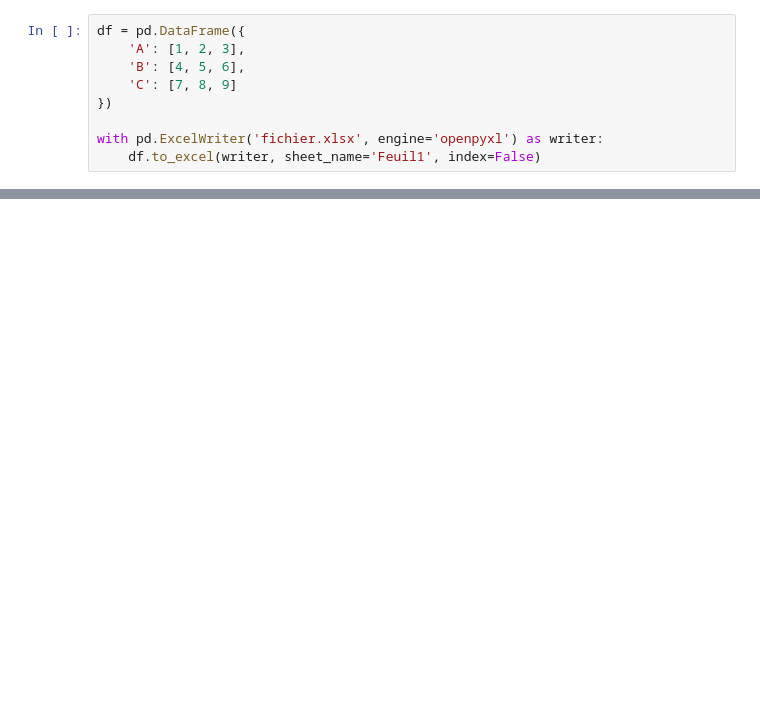
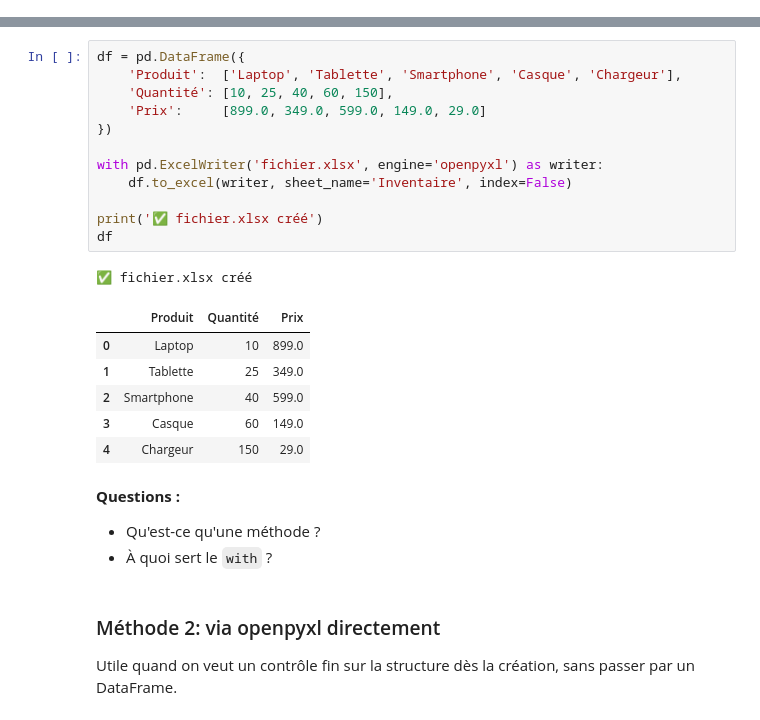
Before and after one commit to surybang/MEDAS-Tutorial-Openpyxl, a Jupyter notebook: tutorial.ipynb, the cells around one changed output, grey strips where cells are left out. Drawn from its saved outputs; the diff is of its cells as text; blank space fills up the shorter version.

```diff
--- a/tutorial.ipynb
+++ b/tutorial.ipynb
@@ -20,9 +0,0 @@ Le plus simple reste ici d'utiliser un DataFrame Pandas et la méthode **to_exce
-# %%
-df = pd.DataFrame({
-    'A': [1, 2, 3],
-    'B': [4, 5, 6],
-    'C': [7, 8, 9]
-})
-
-with pd.ExcelWriter('fichier.xlsx', engine='openpyxl') as writer:
-    df.to_excel(writer, sheet_name='Feuil1', index=False)
@@ -255,0 +42,28 @@ print(openpyxl.__version__)
+# %%
+df = pd.DataFrame({
+    'Produit':  ['Laptop', 'Tablette', 'Smartphone', 'Casque', 'Chargeur'],
+    'Quantité': [10, 25, 40, 60, 150],
+    'Prix':     [899.0, 349.0, 599.0, 149.0, 29.0]
+})
+
+with pd.ExcelWriter('fichier.xlsx', engine='openpyxl') as writer:
+    df.to_excel(writer, sheet_name='Inventaire', index=False)
+
+print('✅ fichier.xlsx créé')
+df
+# %% [output]
+✅ fichier.xlsx créé
+|  | Produit | Quantité | Prix |
+| 0 | Laptop | 10 | 899.0 |
+| 1 | Tablette | 25 | 349.0 |
+| 2 | Smartphone | 40 | 599.0 |
+| 3 | Casque | 60 | 149.0 |
+| 4 | Chargeur | 150 | 29.0 |
+# %% [markdown]
+**Questions :**
+- Qu'est-ce qu'une méthode ?
+- À quoi sert le `with` ?
+# %% [markdown]
+### Méthode 2: via openpyxl directement
+
+Utile quand on veut un contrôle fin sur la structure dès la création, sans passer par un DataFrame.
```
Also changed, not shown: parts of 77 cells of this notebook, 2 other files.
